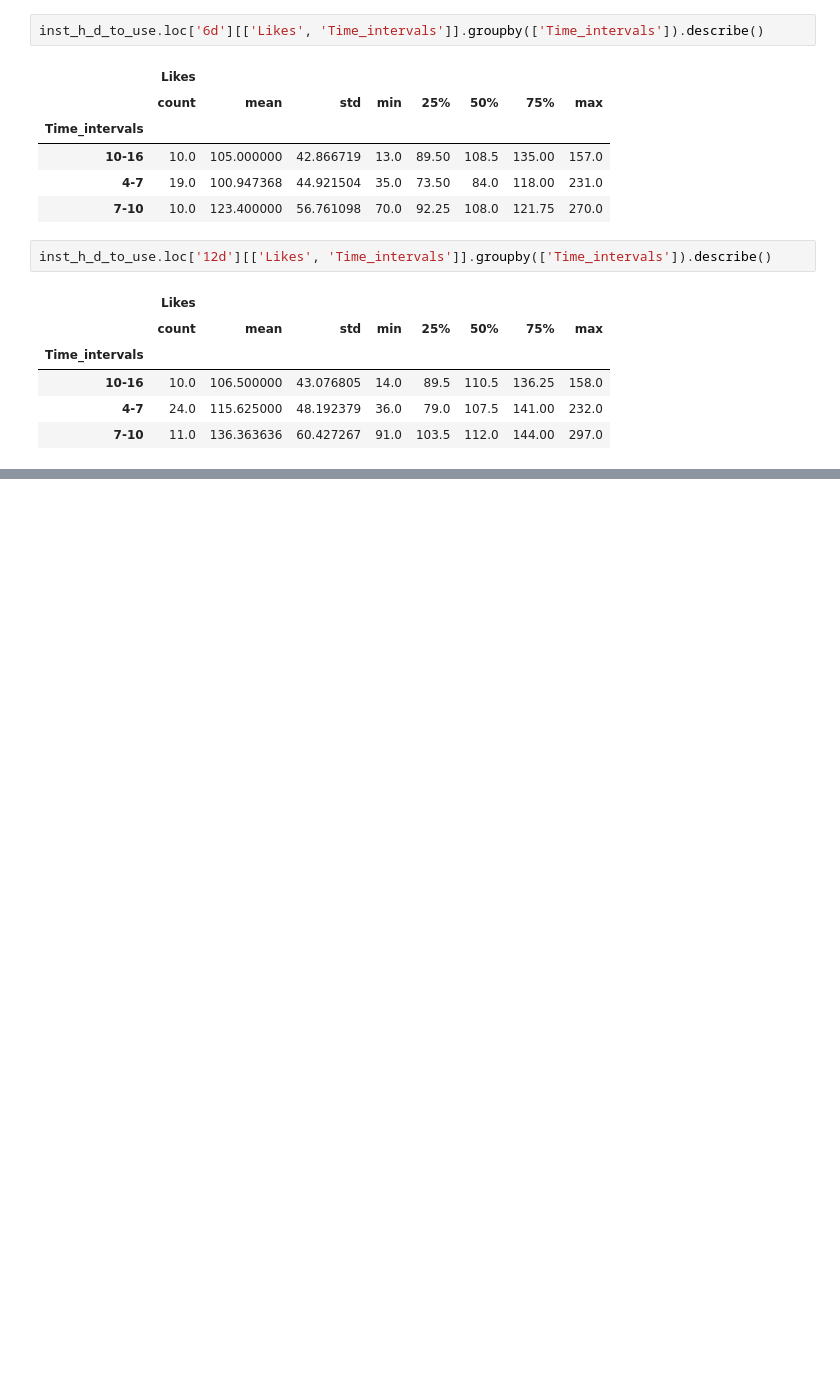
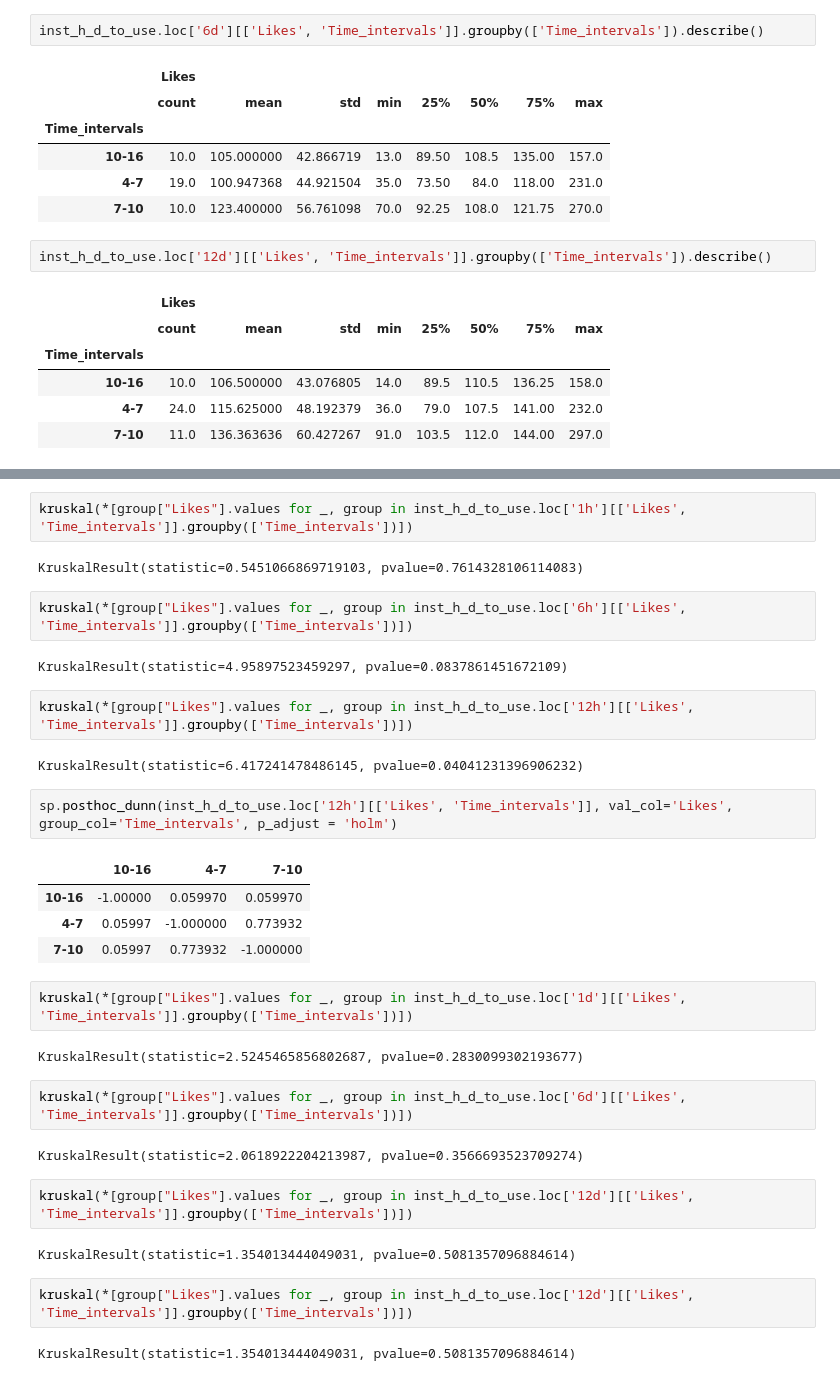
Before and after one commit to Frat3r/instagram, a Jupyter notebook: inst_analysis_likes.ipynb, the cells around one changed output, grey strips where cells are left out. Cells and saved outputs as stored; diff of their text form; blank space fills up the shorter version.

```diff
--- a/inst_analysis_likes.ipynb
+++ b/inst_analysis_likes.ipynb
@@ -185,0 +232,35 @@ inst_h_d_to_use.loc['12d'][['Likes', 'Time_intervals']].groupby(['Time_intervals
+# %%
+kruskal(*[group["Likes"].values for _, group in inst_h_d_to_use.loc['1h'][['Likes', 'Time_intervals']].groupby(['Time_intervals'])])
+# %% [output]
+KruskalResult(statistic=0.5451066869719103, pvalue=0.7614328106114083)
+# %%
+kruskal(*[group["Likes"].values for _, group in inst_h_d_to_use.loc['6h'][['Likes', 'Time_intervals']].groupby(['Time_intervals'])])
+# %% [output]
+KruskalResult(statistic=4.95897523459297, pvalue=0.0837861451672109)
+# %%
+kruskal(*[group["Likes"].values for _, group in inst_h_d_to_use.loc['12h'][['Likes', 'Time_intervals']].groupby(['Time_intervals'])])
+# %% [output]
+KruskalResult(statistic=6.417241478486145, pvalue=0.04041231396906232)
+# %%
+sp.posthoc_dunn(inst_h_d_to_use.loc['12h'][['Likes', 'Time_intervals']], val_col='Likes', group_col='Time_intervals', p_adjust = 'holm')
+# %% [output]
+|  | 10-16 | 4-7 | 7-10 |
+| 10-16 | -1.00000 | 0.059970 | 0.059970 |
+| 4-7 | 0.05997 | -1.000000 | 0.773932 |
+| 7-10 | 0.05997 | 0.773932 | -1.000000 |
+# %%
+kruskal(*[group["Likes"].values for _, group in inst_h_d_to_use.loc['1d'][['Likes', 'Time_intervals']].groupby(['Time_intervals'])])
+# %% [output]
+KruskalResult(statistic=2.5245465856802687, pvalue=0.2830099302193677)
+# %%
+kruskal(*[group["Likes"].values for _, group in inst_h_d_to_use.loc['6d'][['Likes', 'Time_intervals']].groupby(['Time_intervals'])])
+# %% [output]
+KruskalResult(statistic=2.0618922204213987, pvalue=0.3566693523709274)
+# %%
+kruskal(*[group["Likes"].values for _, group in inst_h_d_to_use.loc['12d'][['Likes', 'Time_intervals']].groupby(['Time_intervals'])])
+# %% [output]
+KruskalResult(statistic=1.354013444049031, pvalue=0.5081357096884614)
+# %%
+kruskal(*[group["Likes"].values for _, group in inst_h_d_to_use.loc['12d'][['Likes', 'Time_intervals']].groupby(['Time_intervals'])])
+# %% [output]
+KruskalResult(statistic=1.354013444049031, pvalue=0.5081357096884614)
```
Also changed, not shown: parts of 10 cells of this notebook.
